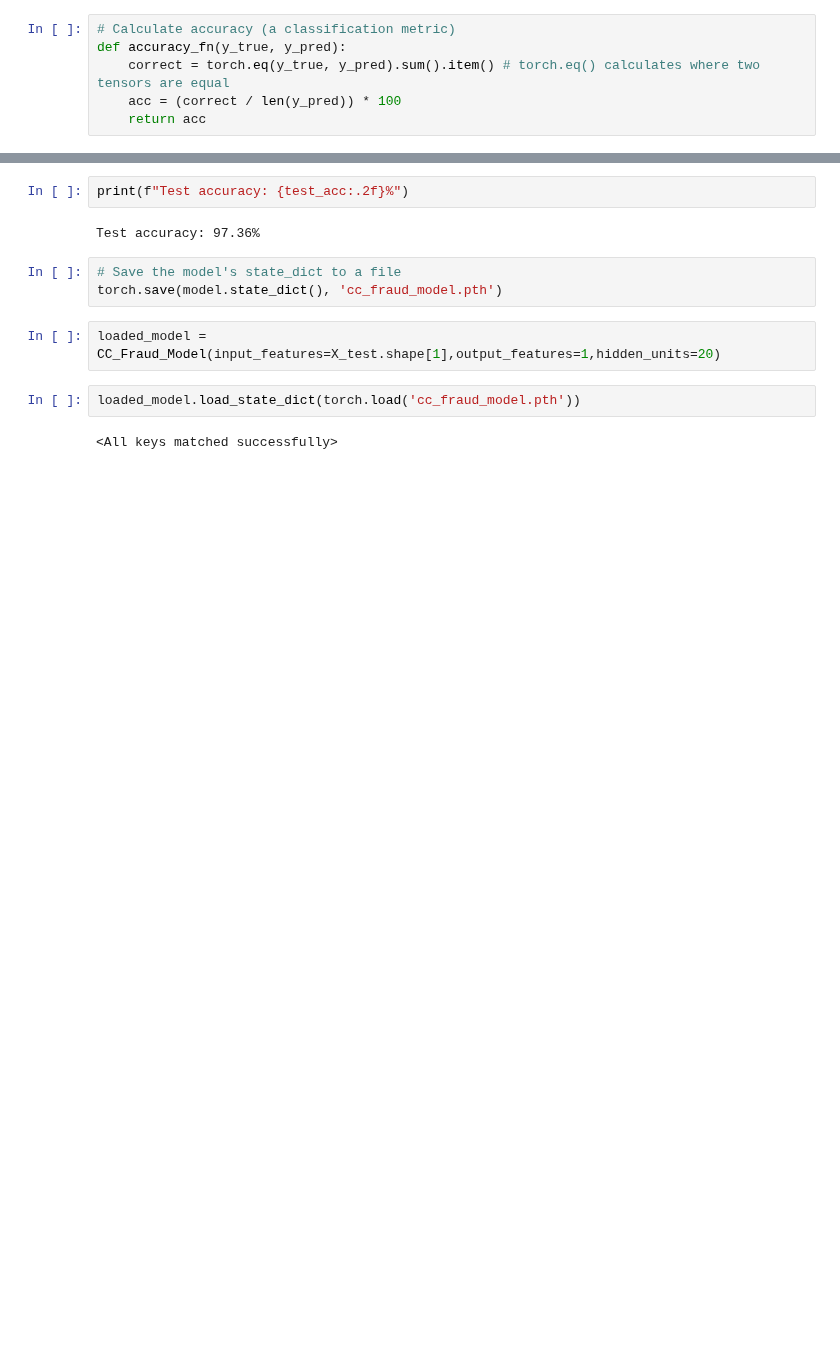
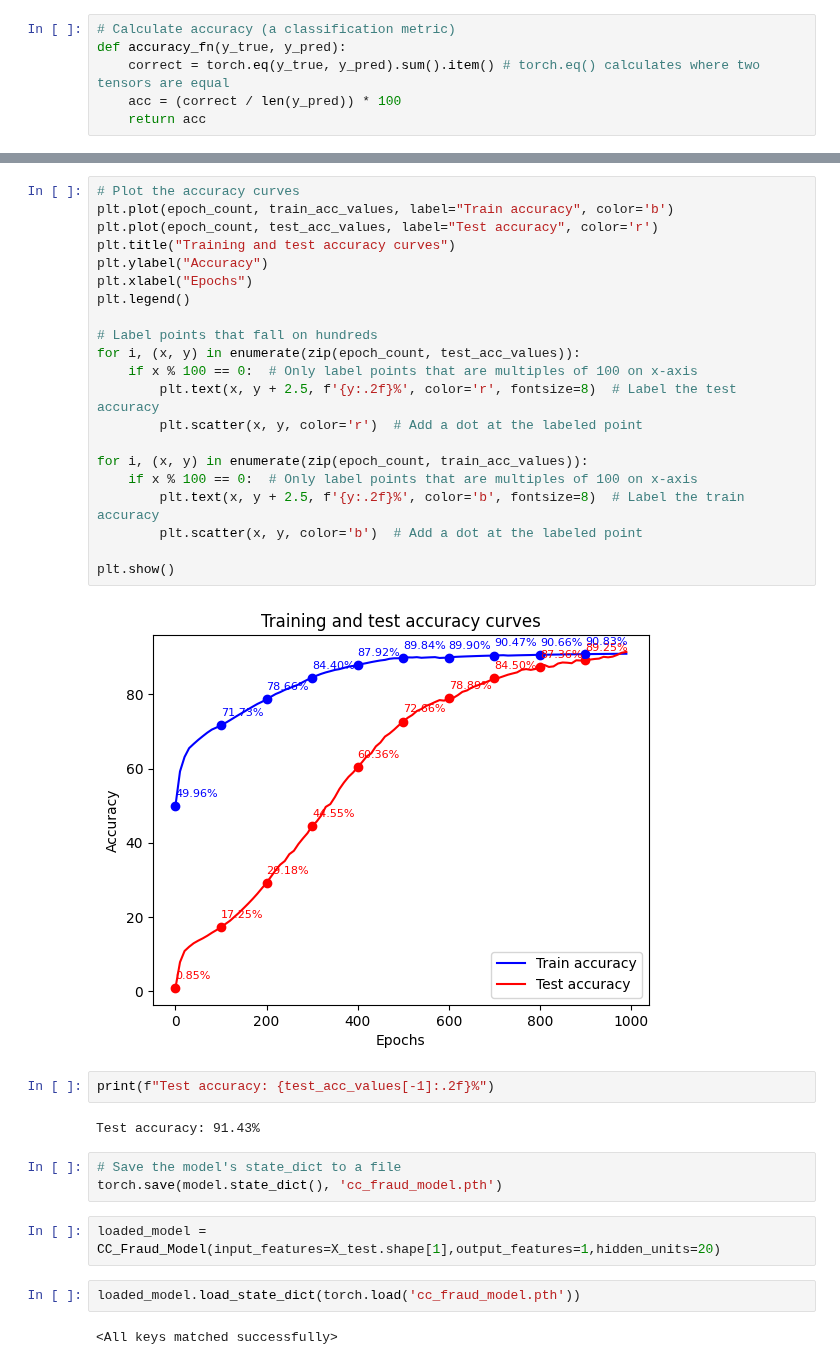
Before and after one commit to khangsheng1/Learning-PyTorch, a Jupyter notebook: CC_Fraud_Kaggle/CC_Fraud_Kaggle.ipynb, the cells around one changed output, grey strips where cells are left out. Saved outputs shown, nothing was run; the diff lists cells and outputs as text; blank space fills up the shorter version.

```diff
--- a/CC_Fraud_Kaggle/CC_Fraud_Kaggle.ipynb
+++ b/CC_Fraud_Kaggle/CC_Fraud_Kaggle.ipynb
@@ -307,7 +346,30 @@ test_acc = accuracy_fn(y_true=y_test, y_pred=test_pred)
+# %%
+# Plot the accuracy curves
+plt.plot(epoch_count, train_acc_values, label="Train accuracy", color='b')
+plt.plot(epoch_count, test_acc_values, label="Test accuracy", color='r')
+plt.title("Training and test accuracy curves")
+plt.ylabel("Accuracy")
+plt.xlabel("Epochs")
+plt.legend()
+
+# Label points that fall on hundreds
+for i, (x, y) in enumerate(zip(epoch_count, test_acc_values)):
+    if x % 100 == 0:  # Only label points that are multiples of 100 on x-axis
+        plt.text(x, y + 2.5, f'{y:.2f}%', color='r', fontsize=8)  # Label the test accuracy
+        plt.scatter(x, y, color='r')  # Add a dot at the labeled point
+
+for i, (x, y) in enumerate(zip(epoch_count, train_acc_values)):
+    if x % 100 == 0:  # Only label points that are multiples of 100 on x-axis
+        plt.text(x, y + 2.5, f'{y:.2f}%', color='b', fontsize=8)  # Label the train accuracy
+        plt.scatter(x, y, color='b')  # Add a dot at the labeled point
+
+plt.show()
+# %% [output]
+[figure, added]
 # %%
-print(f"Test accuracy: {test_acc:.2f}%")
+print(f"Test accuracy: {test_acc_values[-1]:.2f}%")
 # %% [output]
-Test accuracy: 97.36%
+Test accuracy: 91.43%
 # %%
 # Save the model's state_dict to a file
 torch.save(model.state_dict(), 'cc_fraud_model.pth')
```
Also changed, not shown: parts of 14 cells of this notebook, 1 other file.
